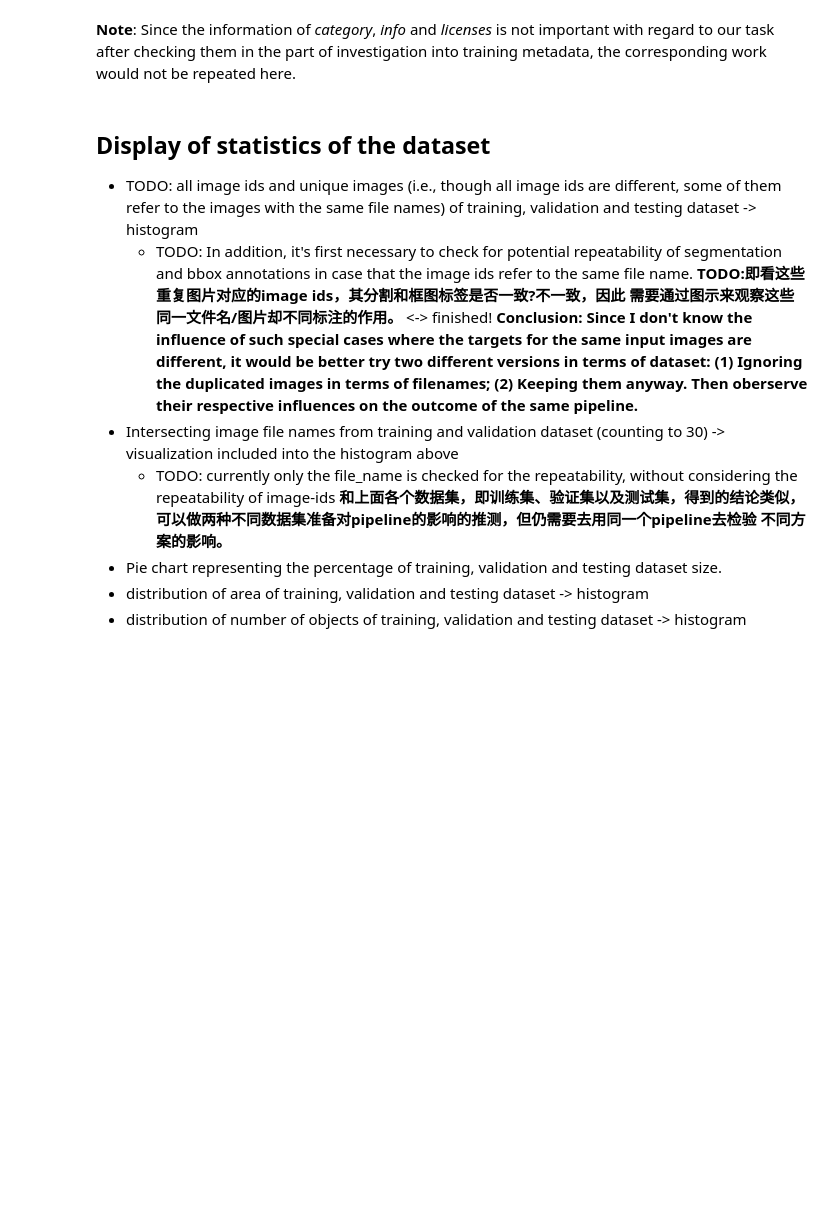
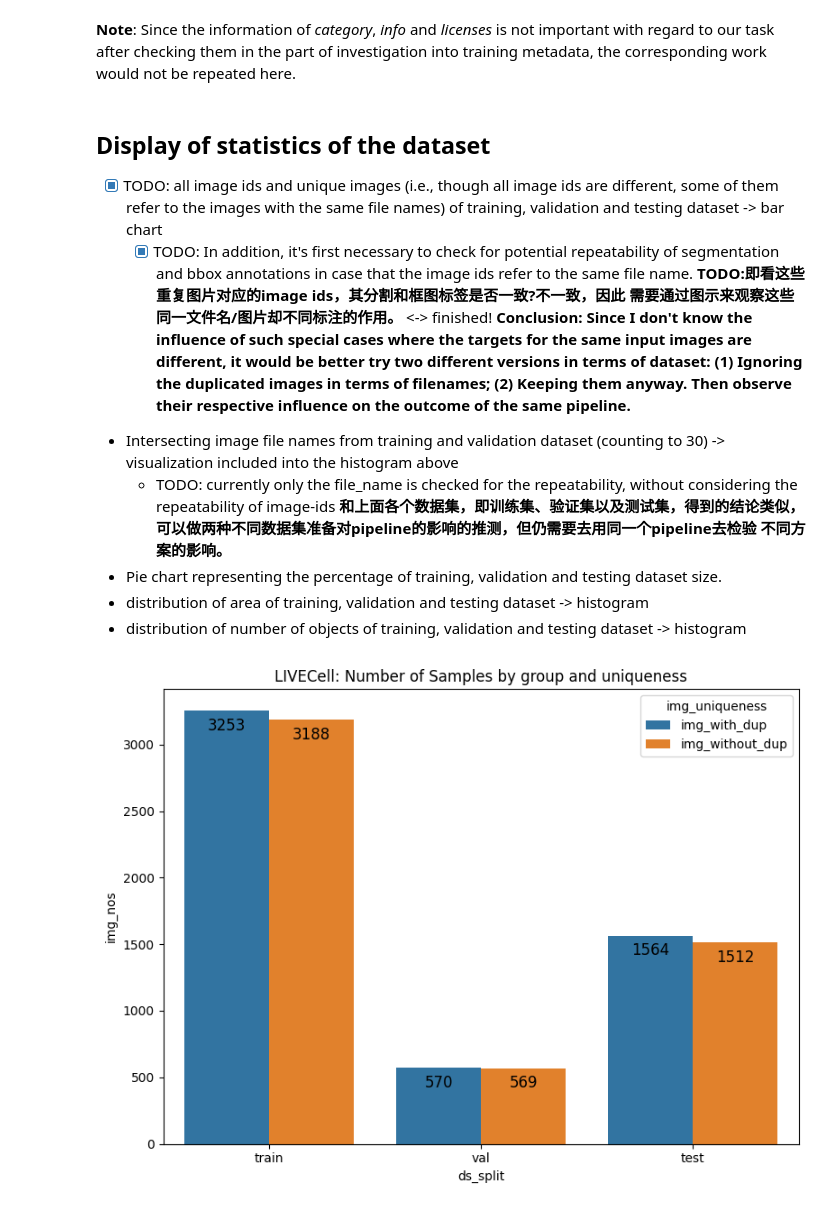
Before and after one commit to lenardxu/rkx_cell_is, a Jupyter notebook: analytics/data_exploration_LIVECell.ipynb, the cells around one changed output. Saved outputs shown, nothing was run; the diff lists cells and outputs as text; code cells hidden in the pictures; blank space fills up the shorter version.

Commit message:
update the notebooks for data exploration of both datasets

```diff
--- a/analytics/data_exploration_LIVECell.ipynb
+++ b/analytics/data_exploration_LIVECell.ipynb
@@ -831,14 +834,14 @@ checking them in the part of investigation into training metadata, the correspon
 # %% [markdown]
 ## Display of statistics of the dataset
 
-- TODO: all image ids and unique images (i.e., though all image ids are different, some of them refer to the images with the
-same file names) of training, validation and testing dataset -> histogram
-    - TODO: In addition, it's first necessary to check for potential repeatability of segmentation and bbox annotations in
+- [x] TODO: all image ids and unique images (i.e., though all image ids are different, some of them refer to the images with the
+same file names) of training, validation and testing dataset -> bar chart
+    - [x] TODO: In addition, it's first necessary to check for potential repeatability of segmentation and bbox annotations in
     case that the image ids refer to the same file name. **TODO:即看这些重复图片对应的image ids，其分割和框图标签是否一致?不一致，因此
   需要通过图示来观察这些同一文件名/图片却不同标注的作用。** <-> finished! **Conclusion: Since I don't know the influence of such
   special cases where the targets for the same input images are different, it would be better try two different versions
-  in terms of dataset: (1) Ignoring the duplicated images in terms of filenames; (2) Keeping them anyway. Then oberserve
-  their respective influences on the outcome of the same pipeline.**
+  in terms of dataset: (1) Ignoring the duplicated images in terms of filenames; (2) Keeping them anyway. Then observe
+  their respective influence on the outcome of the same pipeline.**
 - Intersecting image file names from training and validation dataset (counting to 30) -> visualization included into the
 histogram above
     - TODO: currently only the file_name is checked for the repeatability, without considering the repeatability of image-ids
@@ -851,0 +928,17 @@ histogram above
+# %%
+# To be deprecated!
+# this code block exists only for convenience
+len_train_uniq_img_filenames = 3188
+len_valid_uniq_img_filenames = 569
+len_test_uniq_img_filenames = 1512
+len_train_img_ids = 3253
+len_val_img_ids = 570
+len_test_img_ids = 1564
+len_img_ids_tuple = (len_train_img_ids, len_val_img_ids, len_test_img_ids)
+len_img_filenames_tuple = (len_train_uniq_img_filenames, len_valid_uniq_img_filenames, len_test_uniq_img_filenames)
+# %%
+# display the statistics of LIVECell dataset splitting by group and uniqueness
+
+display_statistics_of_ds(len_img_ids_tuple, len_img_filenames_tuple, save=project_dir)
+# %% [output]
+[figure, added]
```
Also changed, not shown: parts of 5 cells of this notebook, 1 other file.
